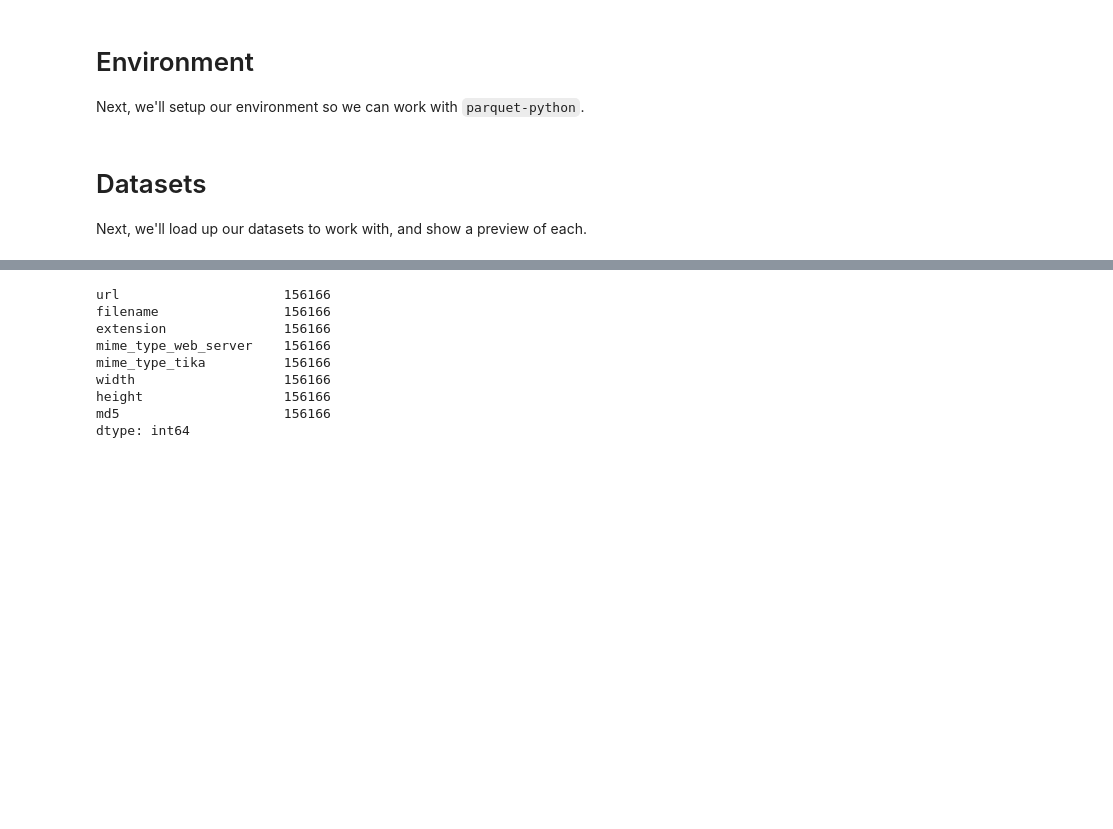
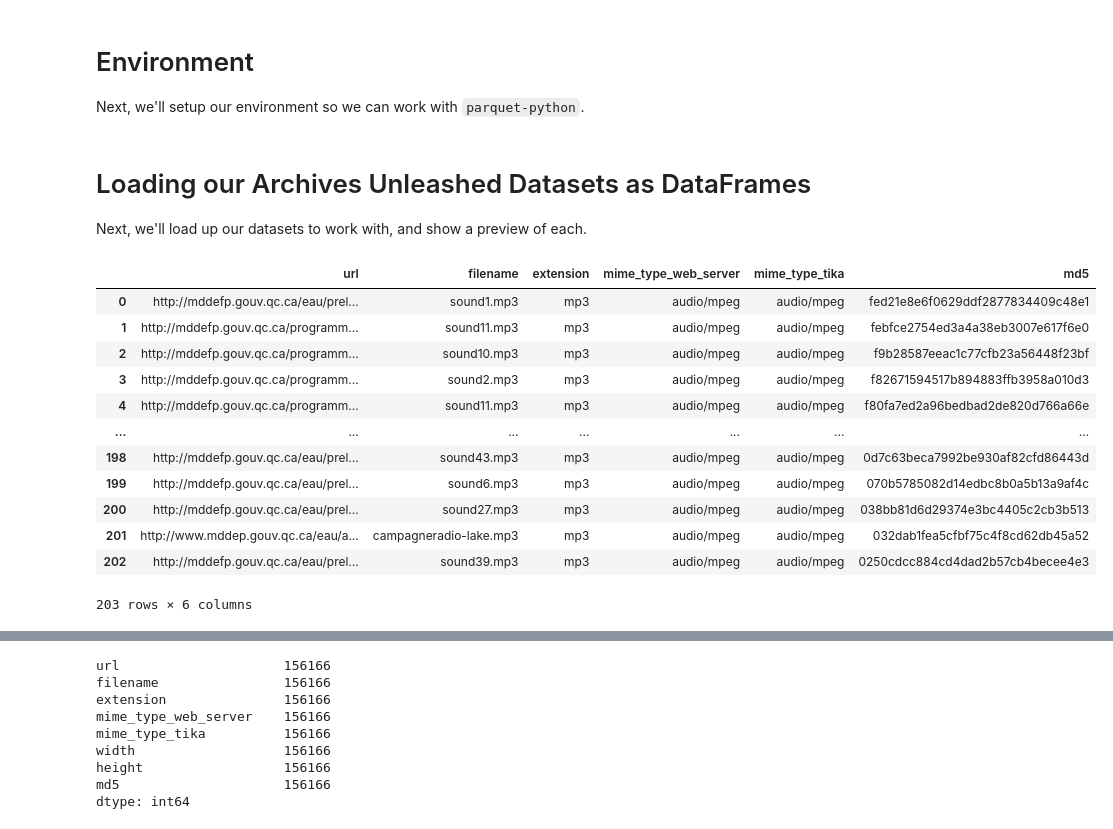
Before and after one commit to archivesunleashed/notebooks, a Jupyter notebook: au_parquet_test_no_pyspark.ipynb, the cells around one changed output, grey strips where cells are left out. Saved outputs shown, nothing was run; the diff lists cells and outputs as text; code cells hidden in the pictures; blank space fills up the shorter version.

```diff
--- a/au_parquet_test_no_pyspark.ipynb
+++ b/au_parquet_test_no_pyspark.ipynb
@@ -41,6 +46,24 @@ import pandas as pd
 import pyarrow as pa
 import pyarrow.parquet as pq
 # %% [markdown]
-# Datasets
+# Loading our Archives Unleashed Datasets as DataFrames
 
 Next, we'll load up our datasets to work with, and show a preview of each.
+# %%
+audio_parquet = pq.read_table('parquet/audio')
+audio = audio_parquet.to_pandas()
+audio
+# %% [output]
+|  | url | filename | extension | mime_type_web_server | mime_type_tika | md5 |
+| 0 | http://mddefp.gouv.qc.ca/eau/prel... | sound1.mp3 | mp3 | audio/mpeg | audio/mpeg | fed21e8e6f0629ddf2877834409c48e1 |
+| 1 | http://mddefp.gouv.qc.ca/programm... | sound11.mp3 | mp3 | audio/mpeg | audio/mpeg | febfce2754ed3a4a38eb3007e617f6e0 |
+| 2 | http://mddefp.gouv.qc.ca/programm... | sound10.mp3 | mp3 | audio/mpeg | audio/mpeg | f9b28587eeac1c77cfb23a56448f23bf |
+| 3 | http://mddefp.gouv.qc.ca/programm... | sound2.mp3 | mp3 | audio/mpeg | audio/mpeg | f82671594517b894883ffb3958a010d3 |
+| 4 | http://mddefp.gouv.qc.ca/programm... | sound11.mp3 | mp3 | audio/mpeg | audio/mpeg | f80fa7ed2a96bedbad2de820d766a66e |
+| ... | ... | ... | ... | ... | ... | ... |
+| 198 | http://mddefp.gouv.qc.ca/eau/prel... | sound43.mp3 | mp3 | audio/mpeg | audio/mpeg | 0d7c63beca7992be930af82cfd86443d |
+| 199 | http://mddefp.gouv.qc.ca/eau/prel... | sound6.mp3 | mp3 | audio/mpeg | audio/mpeg | 070b5785082d14edbc8b0a5b13a9af4c |
+| 200 | http://mddefp.gouv.qc.ca/eau/prel... | sound27.mp3 | mp3 | audio/mpeg | audio/mpeg | 038bb81d6d29374e3bc4405c2cb3b513 |
+| 201 | http://www.mddep.gouv.qc.ca/eau/a... | campagneradio-lake.mp3 | mp3 | audio/mpeg | audio/mpeg | 032dab1fea5cfbf75c4f8cd62db45a52 |
+| 202 | http://mddefp.gouv.qc.ca/eau/prel... | sound39.mp3 | mp3 | audio/mpeg | audio/mpeg | 0250cdcc884cd4dad2b57cb4becee4e3 |
+203 rows × 6 columns
```
Also changed, not shown: parts of 26 cells of this notebook.
